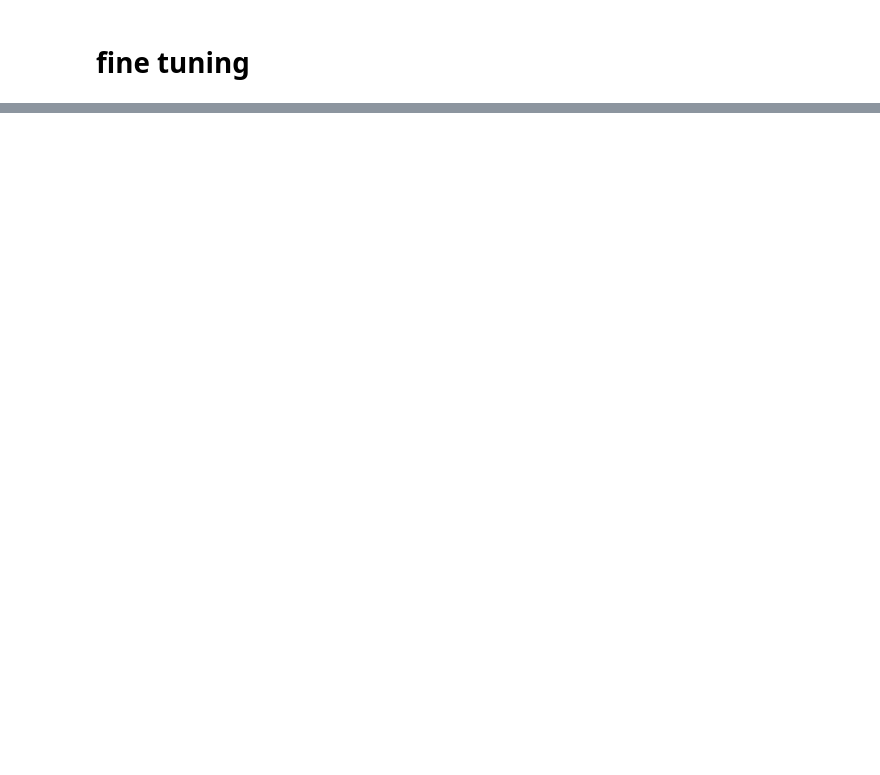
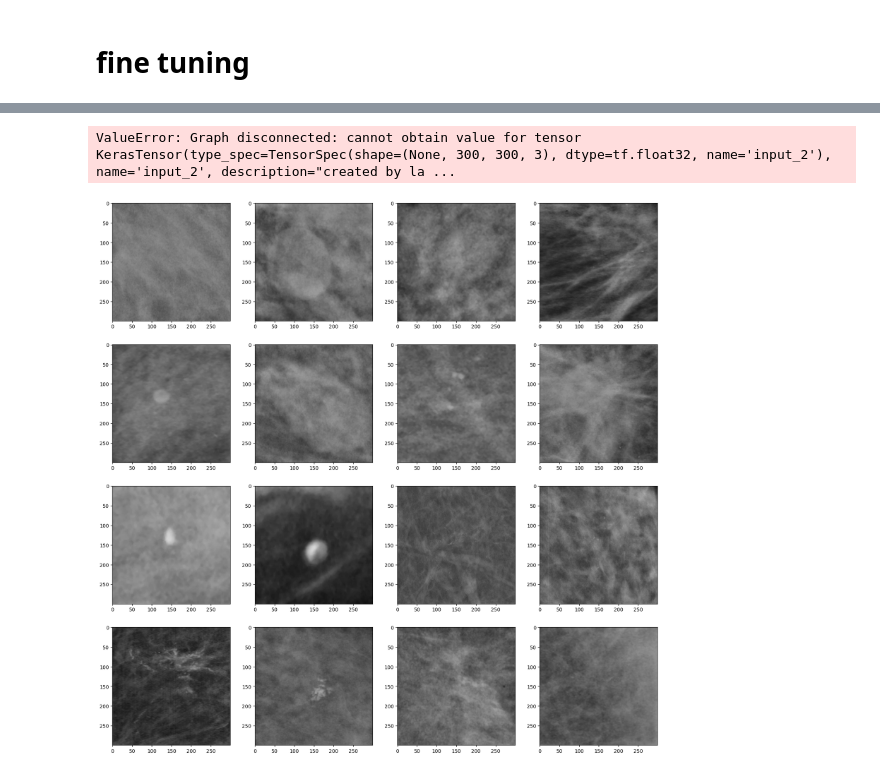
Before and after one commit to ChoyJJ/FYP_B, a Jupyter notebook: Pass_test/CBIS-DDSM_Inceptionv3.ipynb, the cells around one changed output, grey strips where cells are left out. Cells and saved outputs as stored; diff of their text form; code cells hidden in the pictures; blank space fills up the shorter version.

Commit message:
reprocessing all datas

```diff
--- a/Pass_test/CBIS-DDSM_Inceptionv3.ipynb
+++ b/Pass_test/CBIS-DDSM_Inceptionv3.ipynb
@@ -121,24 +215,26 @@ Using 571 files for validation.
 #   batch_size=1)
 # %%
 preprocessing = preprocess_input
-pre_trained = InceptionV3(weights='imagenet', include_top=False, input_shape=(image_size,image_size,3))
+pre_trained = InceptionV3(weights='imagenet', include_top=False, input_shape=(img_height,img_width,3))
 pre_trained.trainable = False
 
 #Define model architect
-tfinput = Input(shape=(image_size,image_size,3))
-data_augment = data_augmentation(tfinput)
-pre_process = preprocessing(data_augment)
-efficientnetv2m_model=pre_trained(pre_process,training=False)
-flatten = tf.keras.layers.GlobalAveragePooling2D()(efficientnetv2m_model)
+tfinput = Input(shape=(img_height,img_width,3))
+# data_augment = data_augmentation(tfinput)
+pre_process = preprocessing(tfinput)
+inceptionv3_model=pre_trained(pre_process,training=False)
+flatten = tf.keras.layers.GlobalAveragePooling2D()(inceptionv3_model)
+# flatten = tf.keras.layers.Flatten()(inceptionv3_model)
 # DO1 = Dropout(0.8)(flatten)
-Dense1 = Dense(1024,activation = 'relu',kernel_regularizer=regularizers.l2(0.0001))(flatten)
-x=Dropout(0.7)(Dense1)
-x = Dense(512,activation='relu',kernel_regularizer=regularizers.l2(0.0001))(x)
-x=Dropout(0.7)(x)
-x = Dense(512,activation='relu',kernel_regularizer=regularizers.l2(0.0001))(x)
-DO2 = Dropout(0.7)(x)
+# x = Dense(1024,activation = 'relu')(flatten)
+# x = Dense(512,activation='relu')(x)
+x = Dense(8,activation = 'relu')(flatten)
+x = Dense(8,activation='relu')(x)
+x=Dropout(0.5)(x)
+# x = Dense(512,activation='relu',kernel_regularizer=regularizers.l2(0.1))(x)
+x = Dense(8,activation='relu',kernel_regularizer=regularizers.l2(0.1))(x)
 # output = Dense(1, activation="sigmoid")(DO2)
-output = Dense(1, activation="sigmoid")(DO2)
+output = Dense(2, activation="softmax")(x)
 model = Model(tfinput,output)
 model.summary()
 # %% [output]
@@ -276 +520,22 @@ Epoch 13: val_binary_accuracy improved from 0.63923 to 0.64098, saving model to
+# %%
+with tf.GradientTape() as tape:
+  last_conv_layer = model.get_layer('dense_3')
+  iterate = tf.keras.models.Model([pre_trained.inputs], [model.output, last_conv_layer.output])
+  model_out, last_conv_layer = iterate(x)
+  class_out = model_out[:, np.argmax(model_out[0])]
+  grads = tape.gradient(class_out, last_conv_layer)
+  pooled_grads = tf.keras.backend.K.mean(grads, axis=(0, 1, 2))
+
+heatmap = tf.reduce_mean(tf.multiply(pooled_grads, last_conv_layer), axis=-1)
+# %% [output]
+ValueError: Graph disconnected: cannot obtain value for tensor KerasTensor(type_spec=TensorSpec(shape=(None, 300, 300, 3), dtype=tf.float32, name='input_2'), name='input_2', description="created by la ...
+# %%
+plt.figure(figsize=(20,20))
+for i in test:
+    for x,img in enumerate(i[0]):
+        # p
+        plt.subplot(4,4,x+1)
+        plt.imshow(img/255)
+# %% [output]
+[figure, added]
 # %%
```
Also changed, not shown: parts of 30 cells of this notebook, 8 other files.
